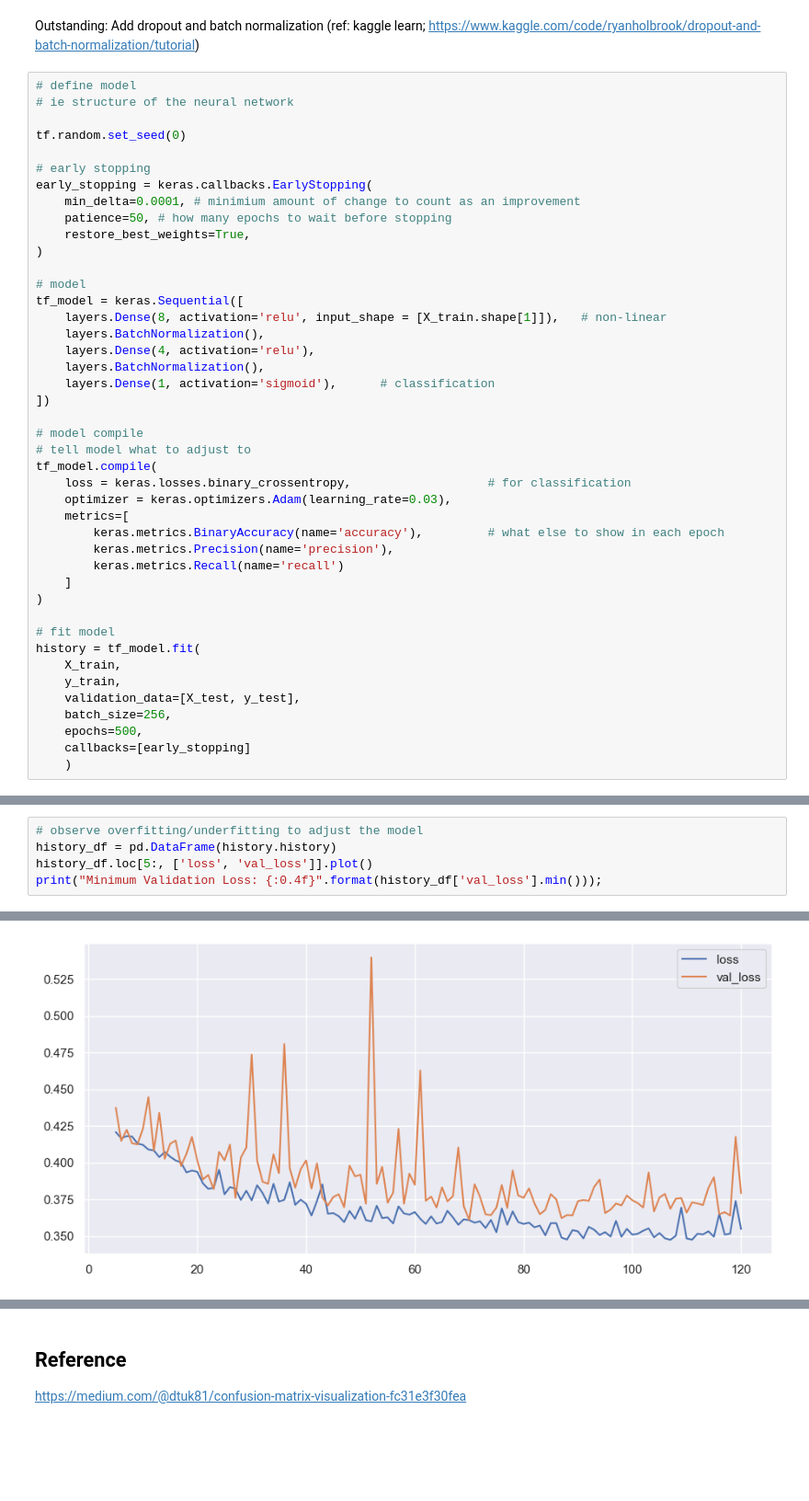
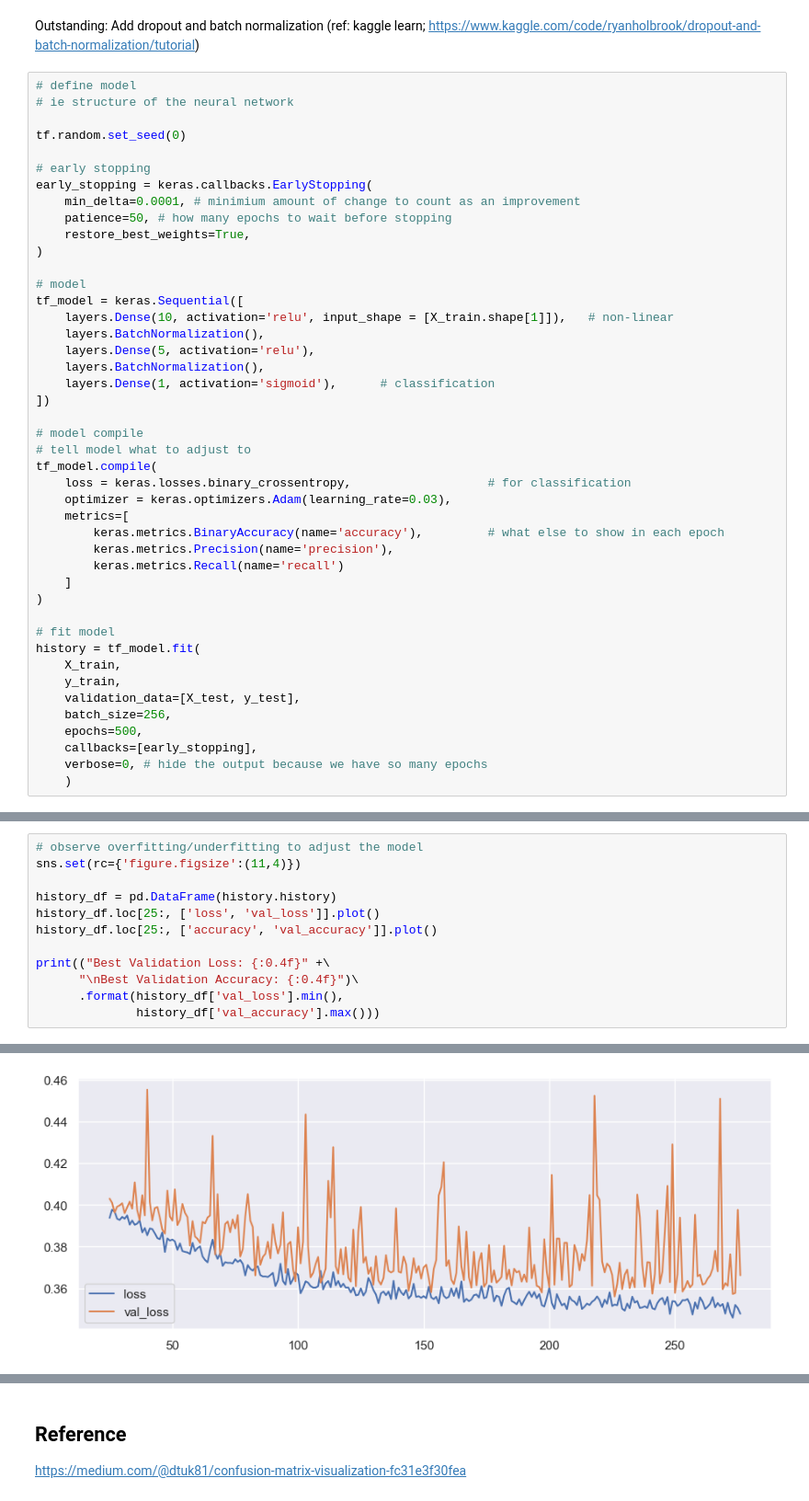
Before and after one commit to Lavinialau/Telecom-churn, a Jupyter notebook: 01_code/0_summary.ipynb, the cells around one changed output, grey strips where cells are left out. Shown at 92% size. Drawn from its saved outputs; the diff is of its cells as text; blank space fills up the shorter version.

```diff
--- a/01_code/0_summary.ipynb
+++ b/01_code/0_summary.ipynb
@@ -550,9 +553,9 @@ early_stopping = keras.callbacks.EarlyStopping(
 
 # model
 tf_model = keras.Sequential([
-    layers.Dense(8, activation='relu', input_shape = [X_train.shape[1]]),   # non-linear
+    layers.Dense(10, activation='relu', input_shape = [X_train.shape[1]]),   # non-linear
     layers.BatchNormalization(),
-    layers.Dense(4, activation='relu'),
+    layers.Dense(5, activation='relu'),
     layers.BatchNormalization(),
     layers.Dense(1, activation='sigmoid'),      # classification
 ])
@@ -576,5 +579,6 @@ history = tf_model.fit(
     validation_data=[X_test, y_test],
     batch_size=256,
     epochs=500,
-    callbacks=[early_stopping]
+    callbacks=[early_stopping],
+    verbose=0, # hide the output because we have so many epochs
     )
@@ -599,6 +585,13 @@ Epoch 121/500
 # %%
 # observe overfitting/underfitting to adjust the model
+sns.set(rc={'figure.figsize':(11,4)})
+
 history_df = pd.DataFrame(history.history)
-history_df.loc[5:, ['loss', 'val_loss']].plot()
-print("Minimum Validation Loss: {:0.4f}".format(history_df['val_loss'].min()));
+history_df.loc[25:, ['loss', 'val_loss']].plot()
+history_df.loc[25:, ['accuracy', 'val_accuracy']].plot()
+
+print(("Best Validation Loss: {:0.4f}" +\
+      "\nBest Validation Accuracy: {:0.4f}")\
+      .format(history_df['val_loss'].min(),
+              history_df['val_accuracy'].max()))
 # %% [output]
@@ -606 +600 @@ Minimum Validation Loss: 0.3611
-[figure, old version]
+[figure, new version]
```
Also changed, not shown: parts of 4 cells of this notebook.
